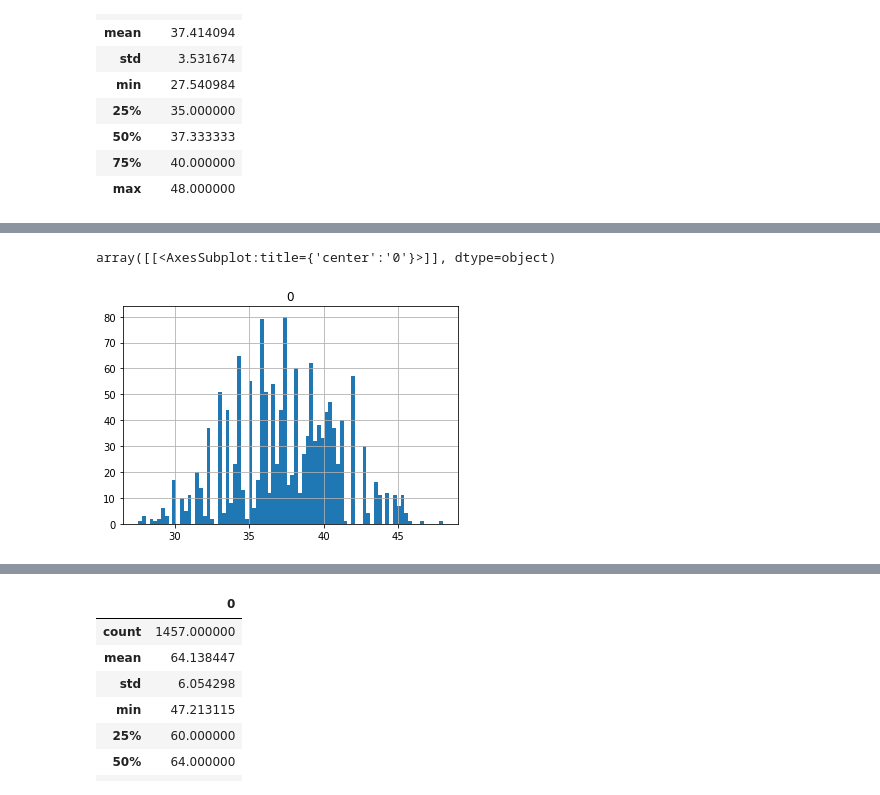
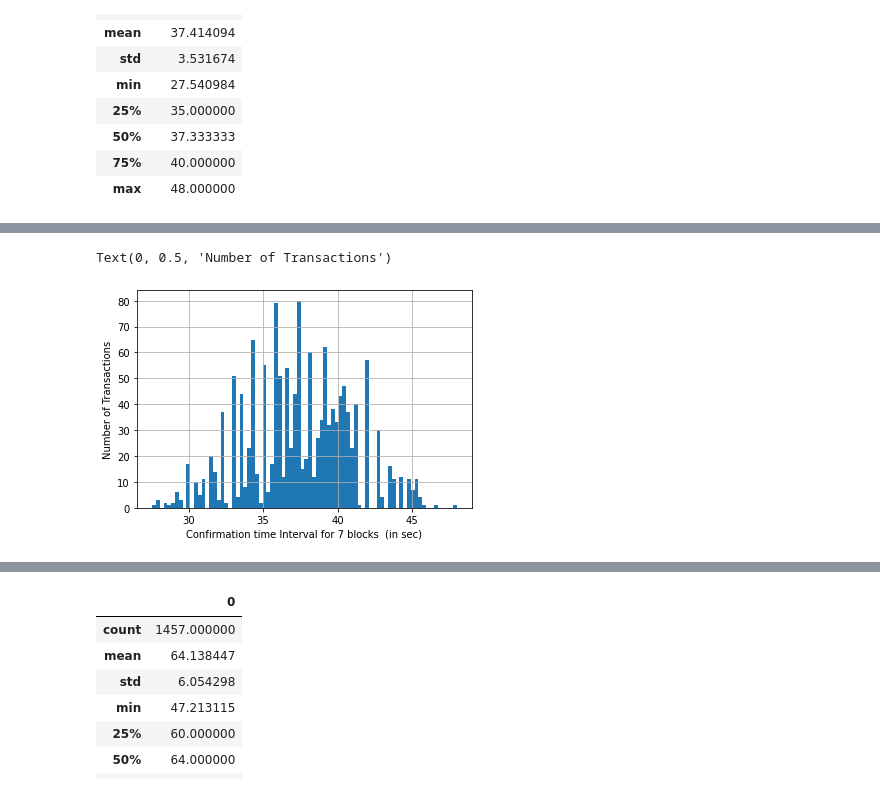
Before and after one commit to ok987654321/blockchain-interoperability-1, a Jupyter notebook: Finality Time Analysis/.IPYNB files/Kovan_Eth.ipynb, the cells around one changed output, grey strips where cells are left out. Saved outputs shown, nothing was run; the diff lists cells and outputs as text; code cells hidden in the pictures.

```diff
--- a/Finality Time Analysis/.IPYNB files/Kovan_Eth.ipynb
+++ b/Finality Time Analysis/.IPYNB files/Kovan_Eth.ipynb
@@ -61,5 +55,8 @@ plt.show()
 # %%
-df.hist(bins=80)
+result["time_per_7blocks"] = arr
+graph7 = result["time_per_7blocks"].hist(bins=80)
+graph7.set_xlabel("Confirmation time Interval for 7 blocks  (in sec)")
+graph7.set_ylabel("Number of Transactions")
 # %% [output]
-array([[<AxesSubplot:title={'center':'0'}>]], dtype=object)
+Text(0, 0.5, 'Number of Transactions')
-[figure, old version]
+[figure, new version]
```
Also changed, not shown: parts of 5 cells of this notebook, 4 other files.
